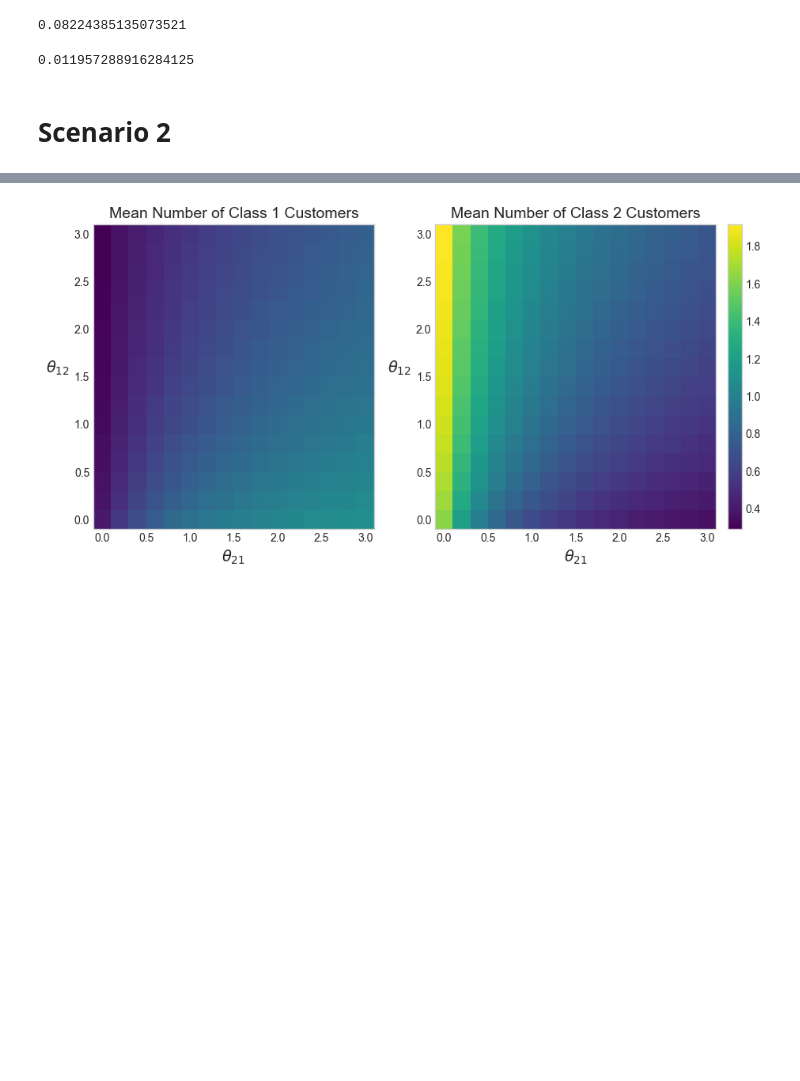
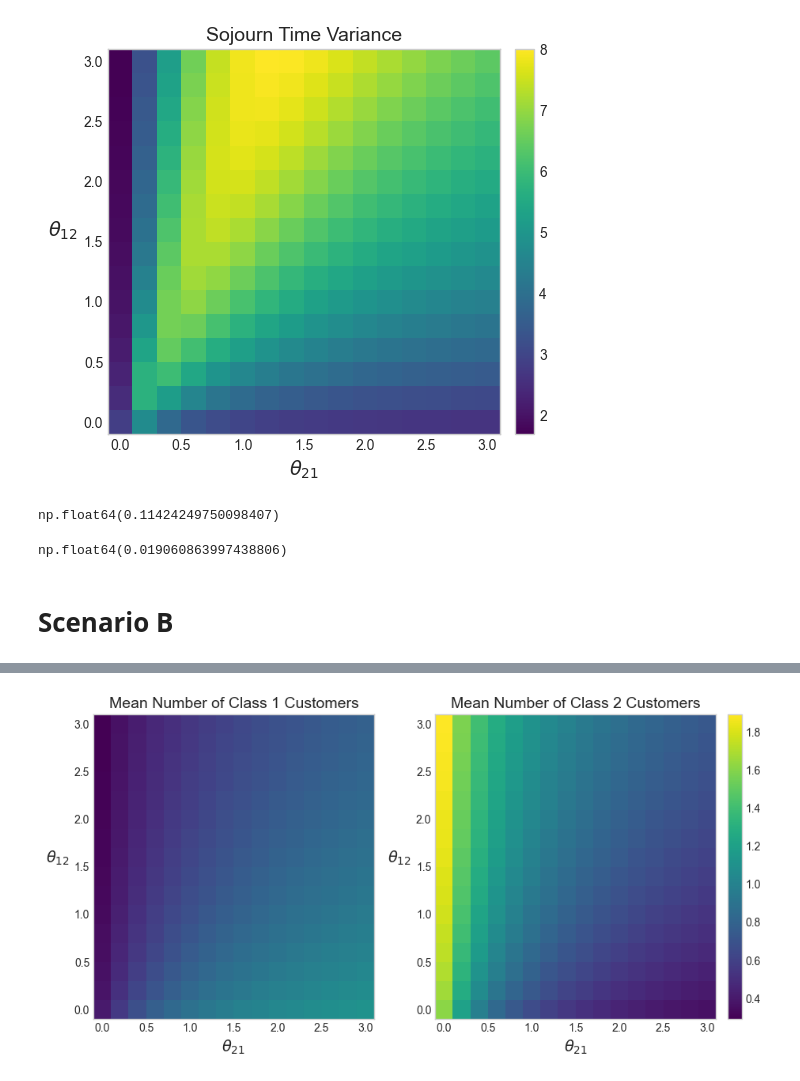
Before and after one commit to geraintpalmer/DynamicClasses, a Jupyter notebook: src/Effect of Parameters.ipynb, the cells around one changed output, grey strips where cells are left out. Cells and saved outputs as stored; diff of their text form; code cells hidden in the pictures; blank space fills up the shorter version.

```diff
--- a/src/Effect of Parameters.ipynb
+++ b/src/Effect of Parameters.ipynb
@@ -167,6 +180,29 @@ def plot_mean_sojourn_time(results, theta12s, theta21s):
     cax2.axis("off")
 
     return fig
+# %%
+def plot_variance_sojourn(results, theta12s, theta21s):
+    fig, ax = plt.subplots(1, 1, figsize=(5.5, 5))
+    sojourn_vars = [
+        [results["var_sojourn"][theta12][theta21] for theta21 in theta21s]
+        for theta12 in theta12s
+    ]
+
+    vmin = min(min(row) for row in sojourn_vars)
+    vmax = max(max(row) for row in sojourn_vars)
+
+    divider = make_axes_locatable(ax)
+    cax = divider.append_axes("right", size="5%", pad=0.15)
+
+    im = ax.pcolormesh(
+        theta21s, theta12s, sojourn_vars, cmap="viridis", vmin=vmin, vmax=vmax
+    )
+    ax.set_ylabel(r"$\theta_{12}$", fontsize=14, rotation=0, labelpad=15)
+    ax.set_xlabel(r"$\theta_{21}$", fontsize=14)
+    ax.set_title("Sojourn Time Variance", fontsize=14)
+
+    fig.colorbar(im, cax=cax, orientation="vertical")
+    return fig
 # %%
 theta12s = [0, 0.2, 0.4, 0.6, 0.8, 1, 1.2, 1.4, 1.6, 1.8, 2, 2.2, 2.4, 2.6, 2.8, 3.0]
 theta21s = [0, 0.2, 0.4, 0.6, 0.8, 1, 1.2, 1.4, 1.6, 1.8, 2, 2.2, 2.4, 2.6, 2.8, 3.0]
@@ -190,10 +227,15 @@ fig_1s.savefig("../tex/img/vary_thetas_sojourn_scen1.pdf")
+# %%
+fig_Av = plot_variance_sojourn(results_A, theta12s, theta21s)
+fig_Av.savefig("../tex/img/vary_thetas_variance_scenA.pdf")
+# %% [output]
+[figure, added]
 # %%
-max(results_1["relative_prob"][th12][th21] for th12 in theta12s for th21 in theta21s)
+max(results_A["relative_prob"][th12][th21] for th12 in theta12s for th21 in theta21s)
 # %% [output]
-0.08224385135073521
+np.float64(0.11424249750098407)
 # %%
-max(results_1["p_hit_bound"][th12][th21] for th12 in theta12s for th21 in theta21s)
+max(results_A["p_hit_bound"][th12][th21] for th12 in theta12s for th21 in theta21s)
 # %% [output]
-0.011957288916284125
+np.float64(0.019060863997438806)
 # %% [markdown]
-# Scenario 2
+# Scenario B
```
Also changed, not shown: parts of 25 cells of this notebook, 31 other files.
